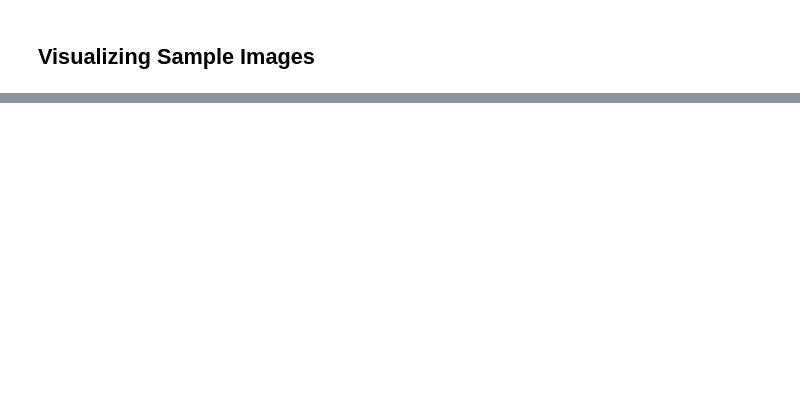
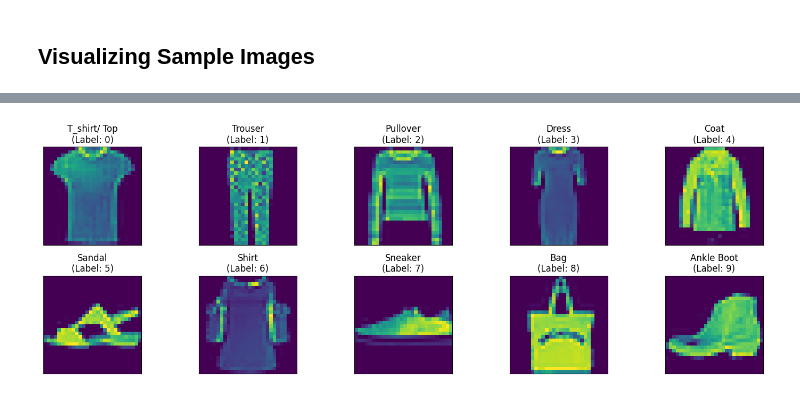
Before and after one commit to rkaushick-neu/swe_gen_ai, a Jupyter notebook: Deep Learning MNIST/Rish_Analysis.ipynb, the cells around one changed output, grey strips where cells are left out. Saved outputs shown, nothing was run; the diff lists cells and outputs as text; code cells hidden in the pictures; blank space fills up the shorter version.

```diff
--- a/Deep Learning MNIST/Rish_Analysis.ipynb
+++ b/Deep Learning MNIST/Rish_Analysis.ipynb
@@ -216,0 +217,29 @@ plt.show()
+# %%
+plt.figure(figsize=(15, 5))
+
+# Creating a dict to keep track of the labels we've seen
+seen_labels = {}
+
+# Looping through the dataset until we find one example of each label
+for i in range(len(x_train)):
+    label = int(y_train[i])
+    # if it is not present, let's add it to the dictionary
+    if label not in seen_labels and len(seen_labels) < 10:
+        seen_labels[label] = i
+    # if all 10 labels are found, break out
+    if len(seen_labels) == 10:
+        break
+
+# Plotting one image from each class
+for idx, (label, image_idx) in enumerate(sorted(seen_labels.items())):
+    plt.subplot(2, 5, idx + 1)
+    plt.xticks([])
+    plt.yticks([])
+    plt.grid(False)
+    plt.imshow(x_train[image_idx].reshape((28,28)))
+    plt.title(f'{class_names[label]}\n(Label: {label})')
+
+plt.tight_layout()
+plt.show()
+# %% [output]
+[figure, added]
```
Also changed, not shown: parts of 19 cells of this notebook.
